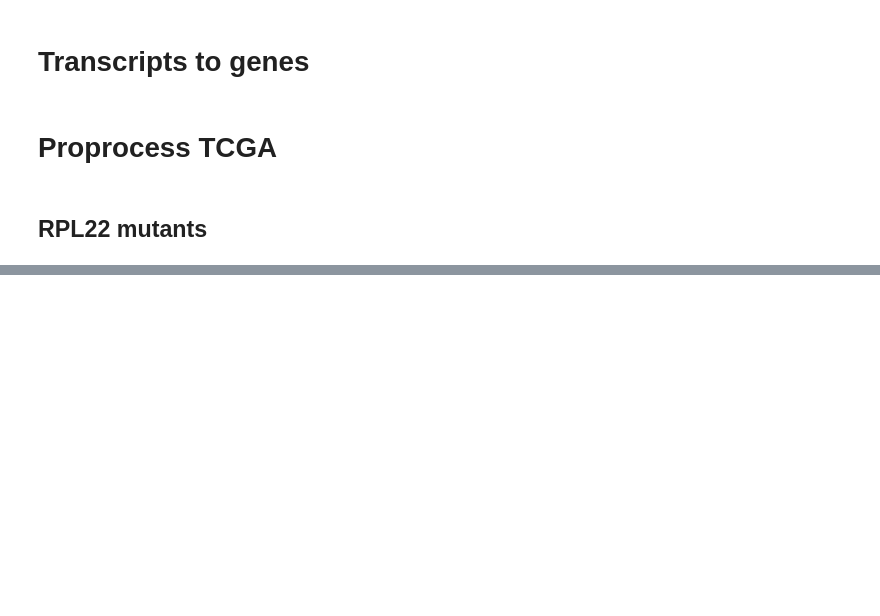
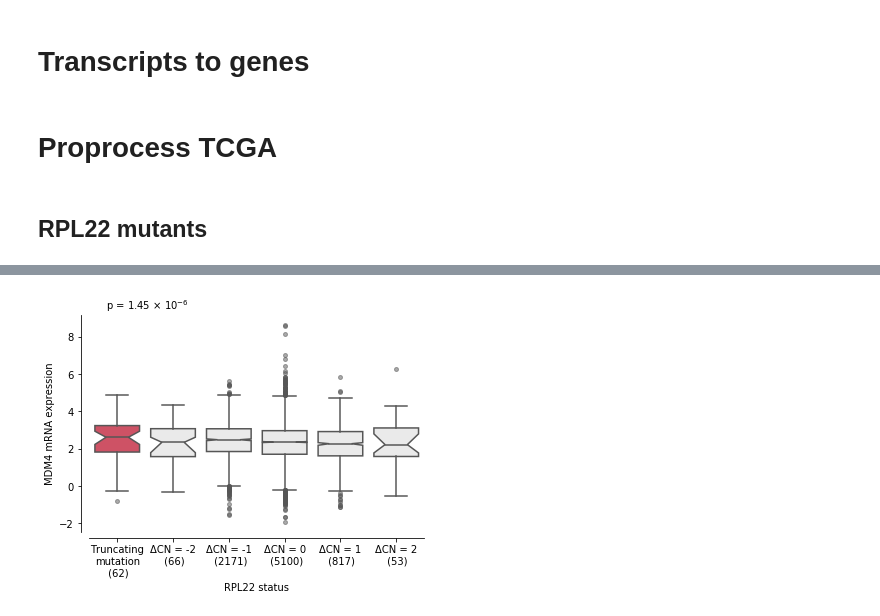
Before and after one commit to kevinhu/mdm4-splicing, a Jupyter notebook: notebooks/fig1_correlates.ipynb, the cells around one changed output, grey strips where cells are left out. Cells and saved outputs as stored; diff of their text form; code cells hidden in the pictures; blank space fills up the shorter version.

```diff
--- a/notebooks/fig1_correlates.ipynb
+++ b/notebooks/fig1_correlates.ipynb
@@ -120,3 +148,9 @@ def plot_rpl22(y, ylabel="y"):
+# %%
+plot_rpl22(tcga_genex["MDM4_ENSG00000198625_ENSG00000198625.12"],
+           "MDM4 mRNA expression"
+          )
+# %% [output]
+[figure, added]
 # %%
 plot_rpl22(tcga_genex["RPL22L1_ENSG00000163584_ENSG00000163584.17"],
            "RPL22L1 mRNA expression"
```
Also changed, not shown: parts of 7 cells of this notebook.
